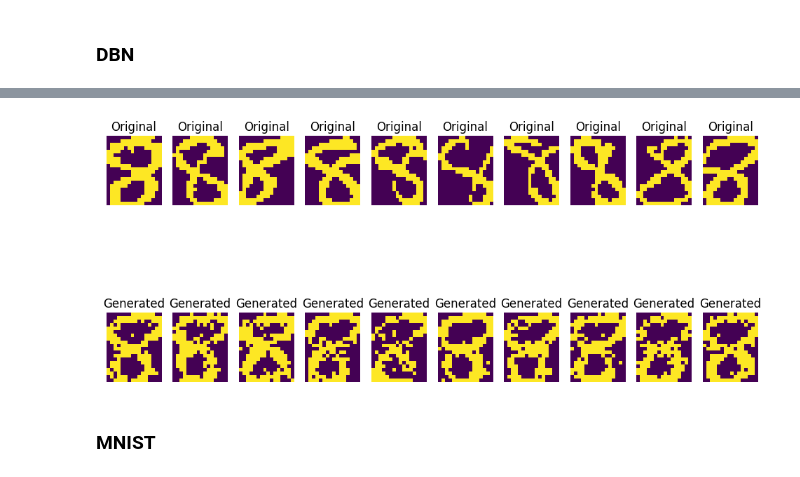
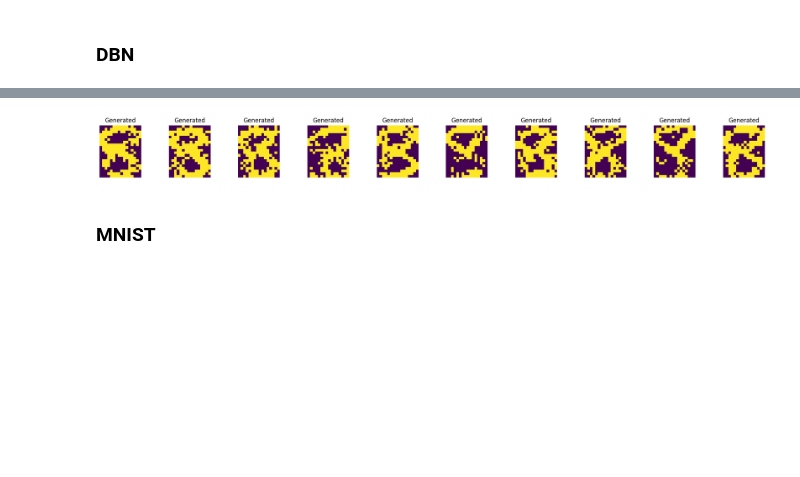
Before and after one commit to Yedson54/DeepLearning2-Project-M2DS, a Jupyter notebook: notebook/experiments_application.ipynb, the cells around one changed output, grey strips where cells are left out. Drawn from its saved outputs; the diff is of its cells as text; code cells hidden in the pictures; blank space fills up the shorter version.

```diff
--- a/notebook/experiments_application.ipynb
+++ b/notebook/experiments_application.ipynb
@@ -143,11 +171,11 @@ DBN([
 # %%
 # # Generate images
 generated_images = dbn.generate_image(n_samples=10, n_gibbs_steps=1)
 
 # Display generated images
-plot_original_and_generated_images(data_alpha, generated_images, **{"cmap":None})
+plot_generated_images(generated_images, **{"cmap":None})
 # %% [output]
-[figure, old version]
+[figure, new version]
 # %% [markdown]
 ### MNIST
 # %%
```
Also changed, not shown: parts of 44 cells of this notebook, 46 other files.
